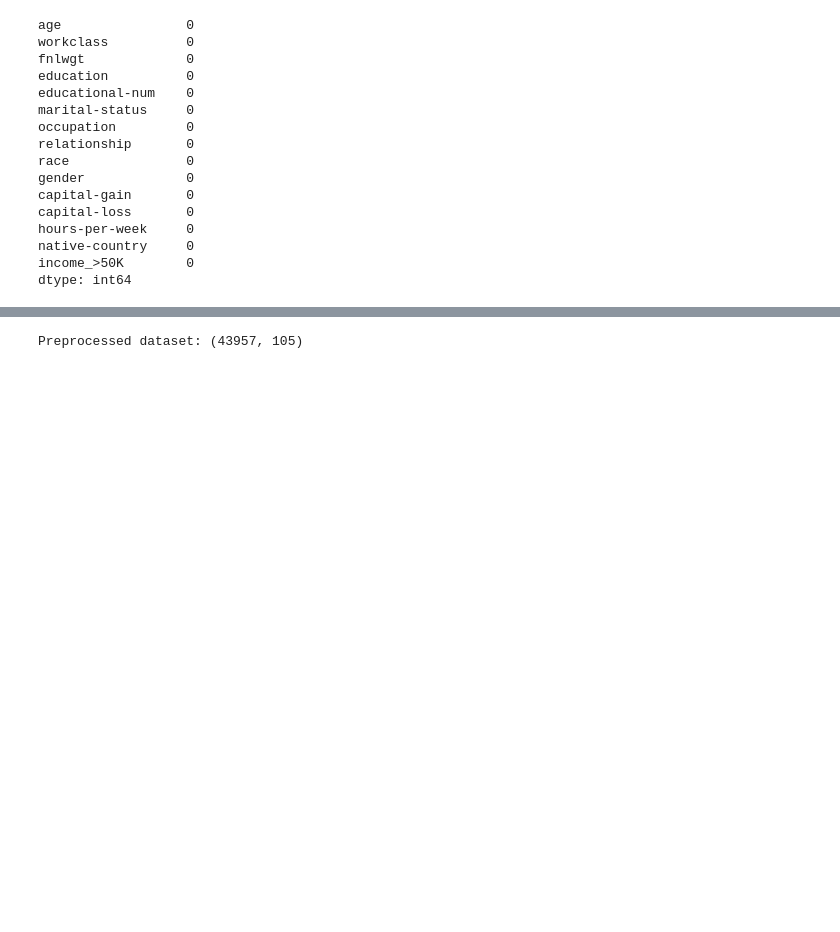
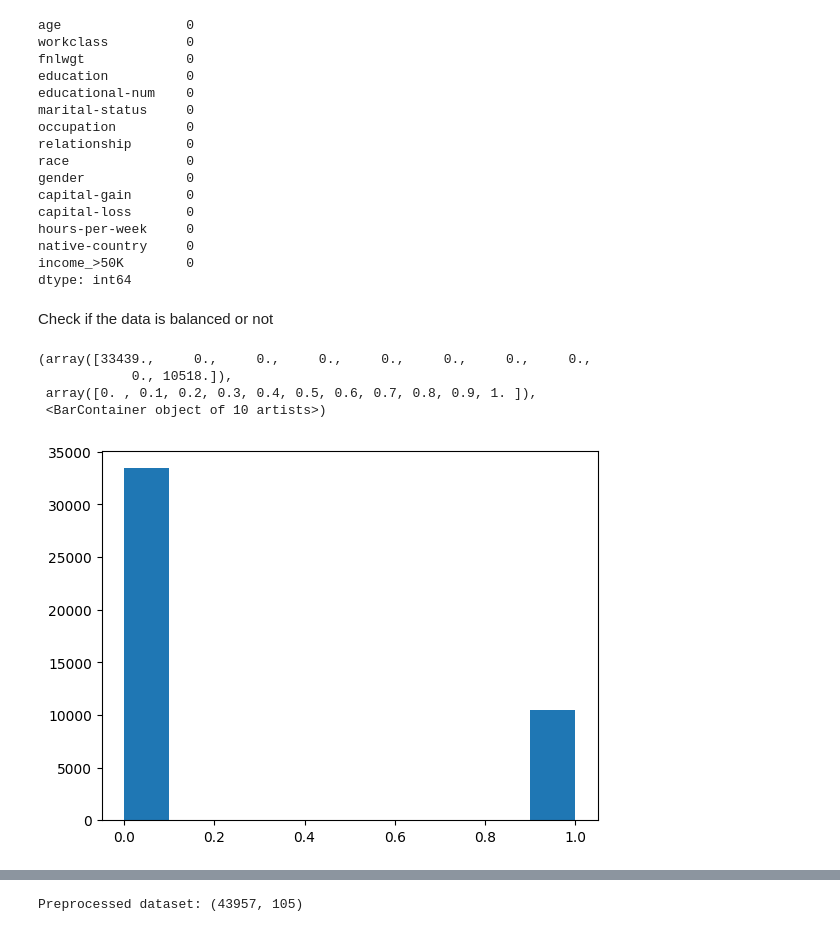
Before and after one commit to WedFarran/income_dataset_task, a Jupyter notebook: ProjectDeepL.ipynb, the cells around one changed output, grey strips where cells are left out. Saved outputs shown, nothing was run; the diff lists cells and outputs as text; code cells hidden in the pictures; blank space fills up the shorter version.

```diff
--- a/ProjectDeepL.ipynb
+++ b/ProjectDeepL.ipynb
@@ -13,8 +31,8 @@ from sklearn.preprocessing import MinMaxScaler
 # %% [markdown]
 ### Load the Dataset
 # %%
-train_data = pd.read_csv('train.csv')
-test_data = pd.read_csv('test.csv')
+train_data = pd.read_csv('C:/Users/wedfa/Downloads/train.csv')
+test_data = pd.read_csv('C:/Users/wedfa/Downloads/test.csv')
 
 print("Train dataset shape:", train_data.shape)
 print("Test dataset shape:", test_data.shape)
@@ -129,3 +147,14 @@ hours-per-week     0
 native-country     0
 income_>50K        0
 dtype: int64
+# %% [markdown]
+Check if the data is balanced or not
+# %%
+train_data["income_>50K"].value_counts()
+mp.hist(train_data["income_>50K"])
+# %% [output]
+(array([33439.,     0.,     0.,     0.,     0.,     0.,     0.,     0.,
+            0., 10518.]),
+ array([0. , 0.1, 0.2, 0.3, 0.4, 0.5, 0.6, 0.7, 0.8, 0.9, 1. ]),
+ <BarContainer object of 10 artists>)
+[figure, added]
```
Also changed, not shown: parts of 3 cells of this notebook.
